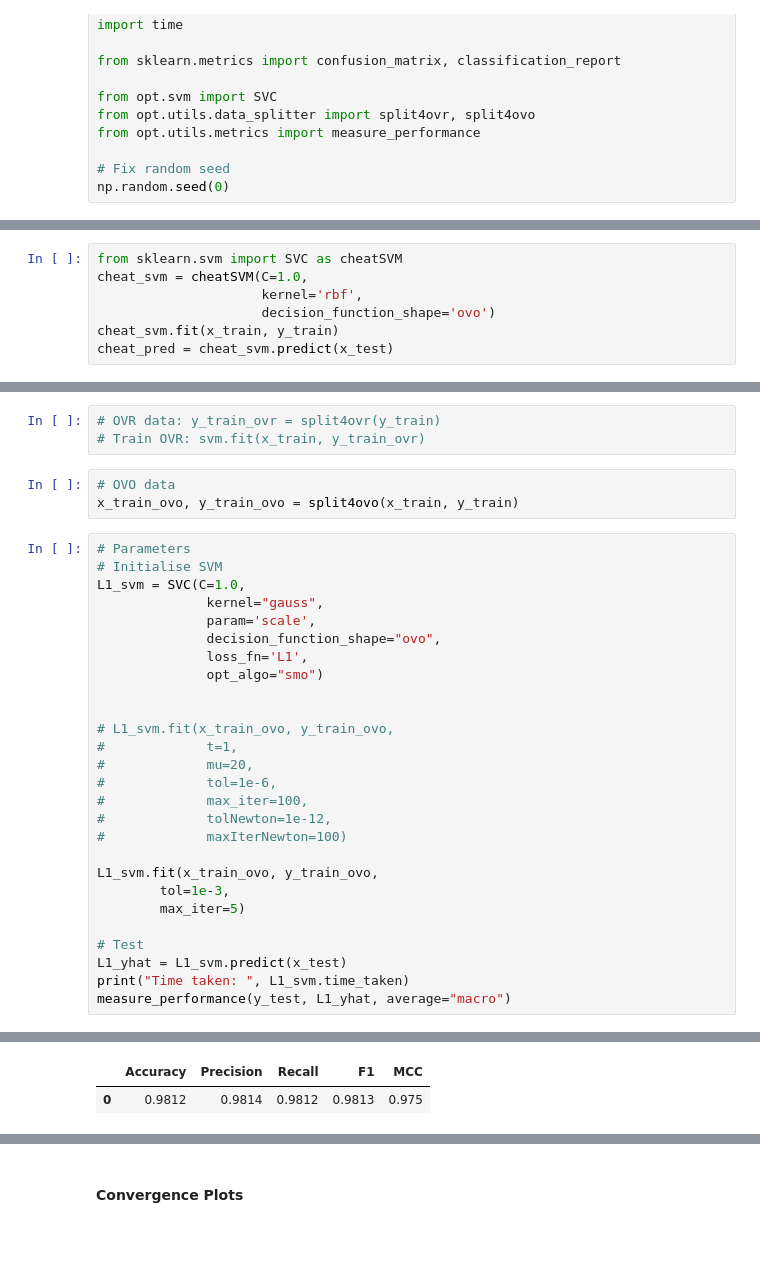
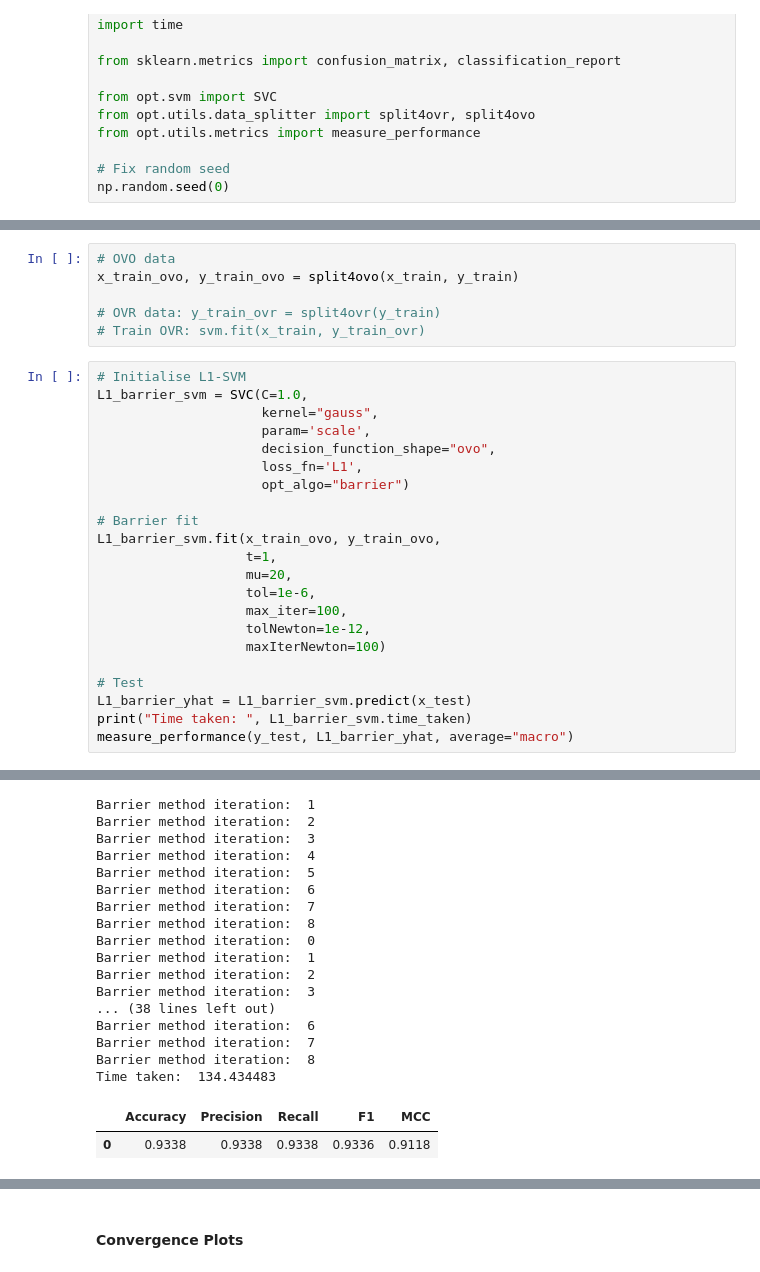
Before and after one commit to udeepam/svm, a Jupyter notebook: notebooks/main.ipynb, the cells around one changed output, grey strips where cells are left out. Drawn from its saved outputs; the diff is of its cells as text; blank space fills up the shorter version.

```diff
--- a/notebooks/main.ipynb
+++ b/notebooks/main.ipynb
@@ -63,7 +67,0 @@ ax4.imshow(visual, vmin=0, vmax=1)
-# %%
-from sklearn.svm import SVC as cheatSVM
-cheat_svm = cheatSVM(C=1.0,
-                     kernel='rbf',
-                     decision_function_shape='ovo')
-cheat_svm.fit(x_train, y_train)
-cheat_pred = cheat_svm.predict(x_test)
@@ -80,34 +92,29 @@ Problems:
 # %%
+# OVO data
+x_train_ovo, y_train_ovo = split4ovo(x_train, y_train)
+
 # OVR data: y_train_ovr = split4ovr(y_train)
 # Train OVR: svm.fit(x_train, y_train_ovr)
-# %%
-# OVO data
-x_train_ovo, y_train_ovo = split4ovo(x_train, y_train)
 # %%
-# Parameters
-# Initialise SVM
-L1_svm = SVC(C=1.0,
-              kernel="gauss",
-              param='scale',
-              decision_function_shape="ovo",
-              loss_fn='L1',
-              opt_algo="smo")
+# Initialise L1-SVM
+L1_barrier_svm = SVC(C=1.0,
+                     kernel="gauss",
+                     param='scale',
+                     decision_function_shape="ovo",
+                     loss_fn='L1',
+                     opt_algo="barrier")
 
-
-# L1_svm.fit(x_train_ovo, y_train_ovo,
-#             t=1,
-#             mu=20,
-#             tol=1e-6,
-#             max_iter=100,
-#             tolNewton=1e-12,
-#             maxIterNewton=100)
-
-L1_svm.fit(x_train_ovo, y_train_ovo,
-        tol=1e-3,
-        max_iter=5)
+# Barrier fit
+L1_barrier_svm.fit(x_train_ovo, y_train_ovo,
+                   t=1,
+                   mu=20,
+                   tol=1e-6,
+                   max_iter=100,
+                   tolNewton=1e-12,
+                   maxIterNewton=100)
 
 # Test
-L1_yhat = L1_svm.predict(x_test)
-print("Time taken: ", L1_svm.time_taken)
-measure_performance(y_test, L1_yhat, average="macro")
+L1_barrier_yhat = L1_barrier_svm.predict(x_test)
+print("Time taken: ", L1_barrier_svm.time_taken)
+measure_performance(y_test, L1_barrier_yhat, average="macro")
 # %% [output]
@@ -131,3 +122,20 @@ Time taken:  1.593837
+Barrier method iteration:  1
+Barrier method iteration:  2
+Barrier method iteration:  3
+Barrier method iteration:  4
+Barrier method iteration:  5
+Barrier method iteration:  6
+Barrier method iteration:  7
+Barrier method iteration:  8
+Barrier method iteration:  0
+Barrier method iteration:  1
+Barrier method iteration:  2
+Barrier method iteration:  3
+... (38 lines left out)
+Barrier method iteration:  6
+Barrier method iteration:  7
+Barrier method iteration:  8
+Time taken:  134.434483
 |  | Accuracy | Precision | Recall | F1 | MCC |
-| 0 | 0.9812 | 0.9814 | 0.9812 | 0.9813 | 0.975 |
+| 0 | 0.9338 | 0.9338 | 0.9338 | 0.9336 | 0.9118 |
 # %%
```
Also changed, not shown: parts of 33 cells of this notebook, 8 other files.
